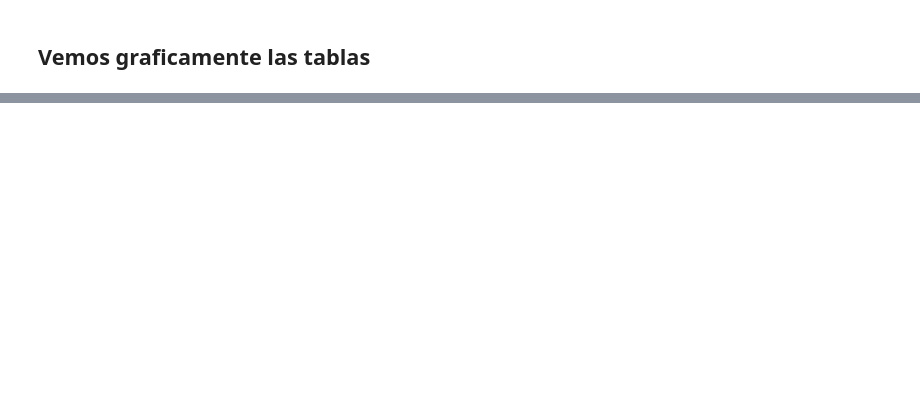
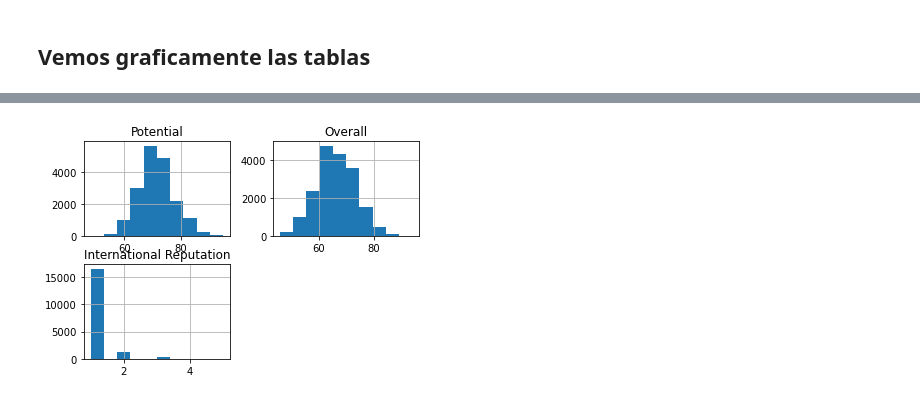
Before and after one commit to KenderWebos/python-data-science, a Jupyter notebook: tarea_4/Main/tarea4-fifa.ipynb, the cells around one changed output, grey strips where cells are left out. Cells and saved outputs as stored; diff of their text form; code cells hidden in the pictures; blank space fills up the shorter version.

```diff
--- a/tarea_4/Main/tarea4-fifa.ipynb
+++ b/tarea_4/Main/tarea4-fifa.ipynb
@@ -170,0 +96,6 @@ plt.ylim(0,)
+# %%
+visualizar = df[['Potential','Overall','International Reputation']]
+visualizar.hist()
+plt.show()
+# %% [output]
+[figure, added]
```
Also changed, not shown: parts of 34 cells of this notebook, 3 other files.
